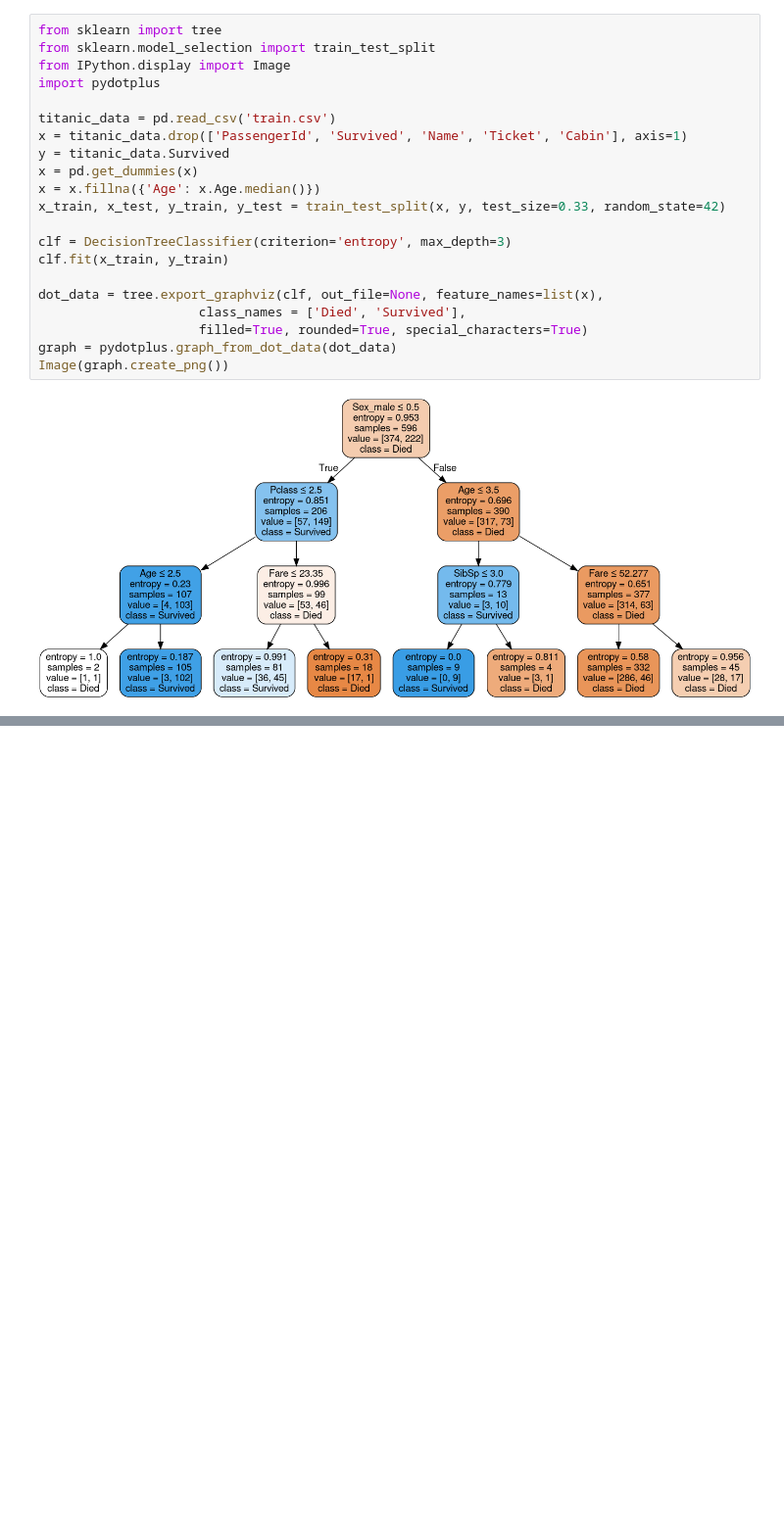
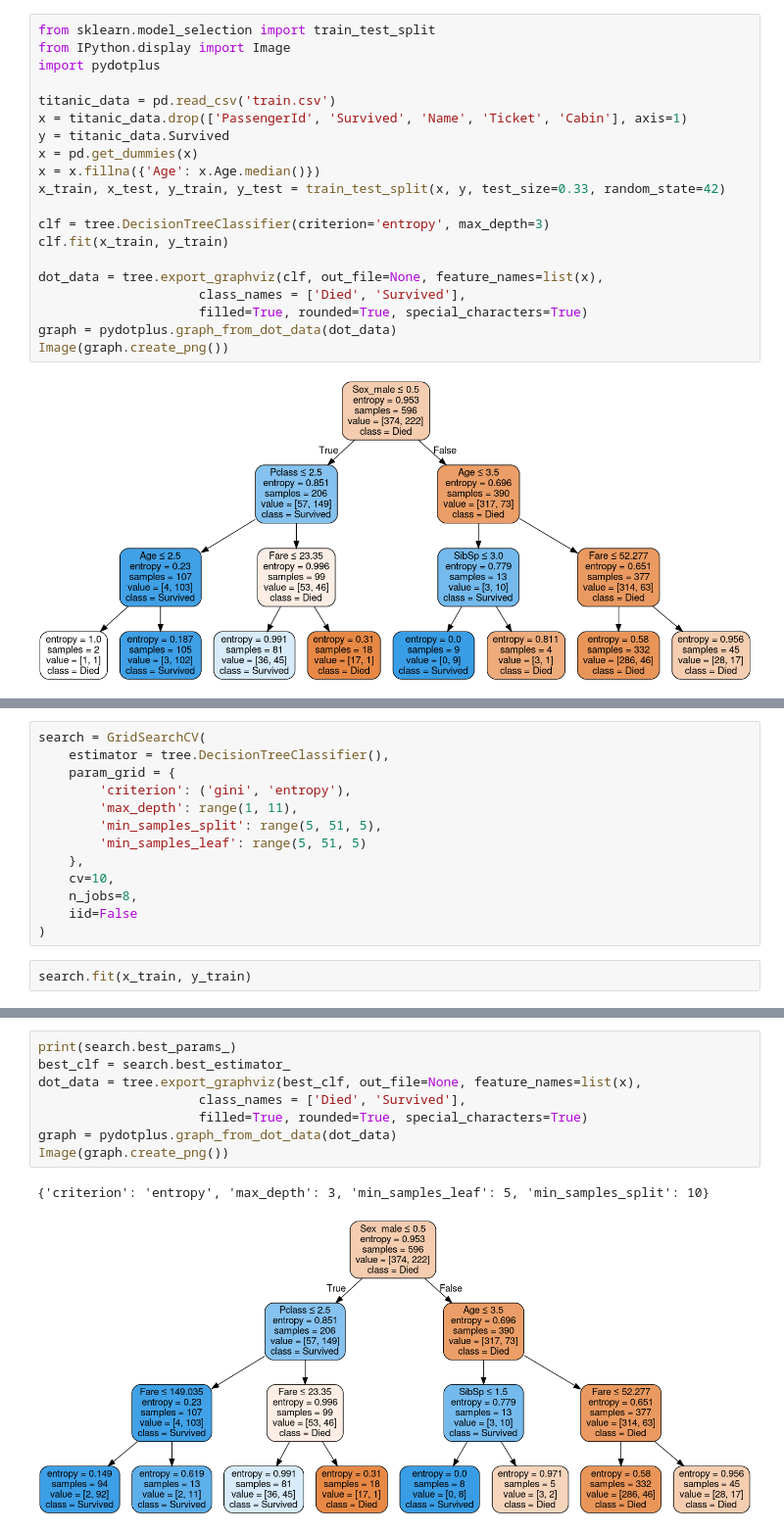
Before and after one commit to Leoberium/ML, a Jupyter notebook: Stepik: Data Science Introduction/Part3.ipynb, the cells around one changed output, grey strips where cells are left out. Shown: that part at 98% size. Cells and saved outputs as stored; diff of their text form; blank space fills up the shorter version.

```diff
--- a/Stepik: Data Science Introduction/Part3.ipynb
+++ b/Stepik: Data Science Introduction/Part3.ipynb
@@ -8,7 +11,6 @@ import seaborn as sns
 # %% [markdown]
 Still titanic data:
 # %%
-from sklearn import tree
 from sklearn.model_selection import train_test_split
 from IPython.display import Image
 import pydotplus
@@ -20,7 +22,7 @@ x = pd.get_dummies(x)
 x = x.fillna({'Age': x.Age.median()})
 x_train, x_test, y_train, y_test = train_test_split(x, y, test_size=0.33, random_state=42)
 
-clf = DecisionTreeClassifier(criterion='entropy', max_depth=3)
+clf = tree.DecisionTreeClassifier(criterion='entropy', max_depth=3)
 clf.fit(x_train, y_train)
 
 dot_data = tree.export_graphviz(clf, out_file=None, feature_names=list(x),
@@ -34,0 +39,15 @@ Using minimum samples split and leaf options:
+# %%
+search = GridSearchCV(
+    estimator = tree.DecisionTreeClassifier(),
+    param_grid = {
+        'criterion': ('gini', 'entropy'),
+        'max_depth': range(1, 11),
+        'min_samples_split': range(5, 51, 5),
+        'min_samples_leaf': range(5, 51, 5)
+    },
+    cv=10,
+    n_jobs=8,
+    iid=False
+)
+# %%
+search.fit(x_train, y_train)
@@ -34,0 +74,11 @@ Using minimum samples split and leaf options:
+# %%
+print(search.best_params_)
+best_clf = search.best_estimator_
+dot_data = tree.export_graphviz(best_clf, out_file=None, feature_names=list(x),
+                     class_names = ['Died', 'Survived'],
+                     filled=True, rounded=True, special_characters=True)
+graph = pydotplus.graph_from_dot_data(dot_data)
+Image(graph.create_png())
+# %% [output]
+{'criterion': 'entropy', 'max_depth': 3, 'min_samples_leaf': 5, 'min_samples_split': 10}
+[figure, added]
```
Also changed, not shown: parts of 39 cells of this notebook.
